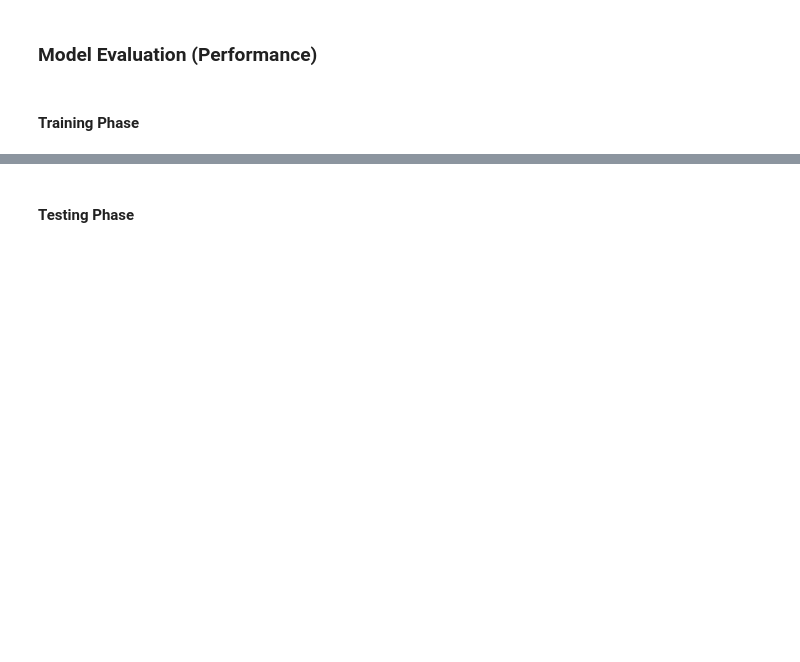
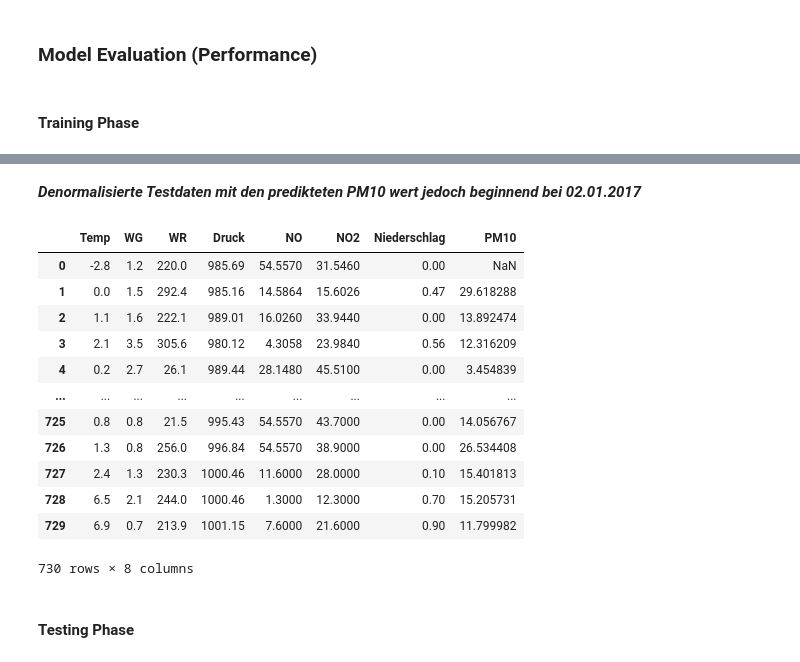
Before and after one commit to SvetiB/AirQualityStuttgart, a Jupyter notebook: AirQualityStuttgartModeling - Kopie.ipynb, the cells around one changed output, grey strips where cells are left out. Cells and saved outputs as stored; diff of their text form; code cells hidden in the pictures; blank space fills up the shorter version.

```diff
--- a/AirQualityStuttgartModeling - Kopie.ipynb
+++ b/AirQualityStuttgartModeling - Kopie.ipynb
@@ -628,3 +650,23 @@ Difference between min Loss and min val_loss:  0.13377826421194683
+# %% [markdown]
+***Denormalisierte Testdaten mit den predikteten PM10 wert jedoch beginnend bei 02.01.2017***
+# %%
+numDenorm = robustScaler.inverse_transform(df_final_baseline_norm)
+df_denorm_baseline  = pd.DataFrame(numDenorm, columns=df_final_baseline_norm.columns)
+df_denorm_baseline
+# %% [output]
+|  | Temp | WG | WR | Druck | NO | NO2 | Niederschlag | PM10 |
+| 0 | -2.8 | 1.2 | 220.0 | 985.69 | 54.5570 | 31.5460 | 0.00 | NaN |
+| 1 | 0.0 | 1.5 | 292.4 | 985.16 | 14.5864 | 15.6026 | 0.47 | 29.618288 |
+| 2 | 1.1 | 1.6 | 222.1 | 989.01 | 16.0260 | 33.9440 | 0.00 | 13.892474 |
+| 3 | 2.1 | 3.5 | 305.6 | 980.12 | 4.3058 | 23.9840 | 0.56 | 12.316209 |
+| 4 | 0.2 | 2.7 | 26.1 | 989.44 | 28.1480 | 45.5100 | 0.00 | 3.454839 |
+| ... | ... | ... | ... | ... | ... | ... | ... | ... |
+| 725 | 0.8 | 0.8 | 21.5 | 995.43 | 54.5570 | 43.7000 | 0.00 | 14.056767 |
+| 726 | 1.3 | 0.8 | 256.0 | 996.84 | 54.5570 | 38.9000 | 0.00 | 26.534408 |
+| 727 | 2.4 | 1.3 | 230.3 | 1000.46 | 11.6000 | 28.0000 | 0.10 | 15.401813 |
+| 728 | 6.5 | 2.1 | 244.0 | 1000.46 | 1.3000 | 12.3000 | 0.70 | 15.205731 |
+| 729 | 6.9 | 0.7 | 213.9 | 1001.15 | 7.6000 | 21.6000 | 0.90 | 11.799982 |
+730 rows × 8 columns
 # %% [markdown]
 #### Testing Phase
 # %% [markdown]
```
Also changed, not shown: parts of 10 cells of this notebook, 1 other file.
